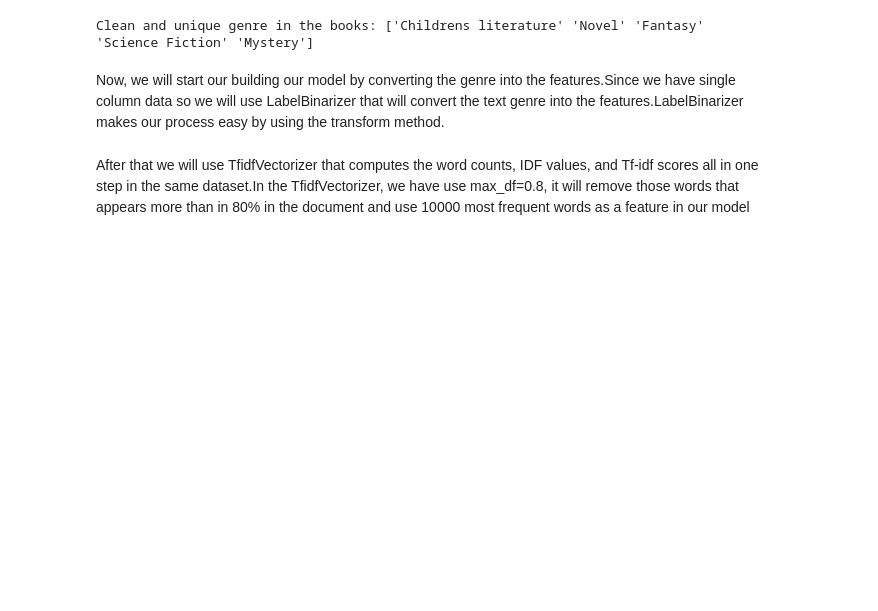
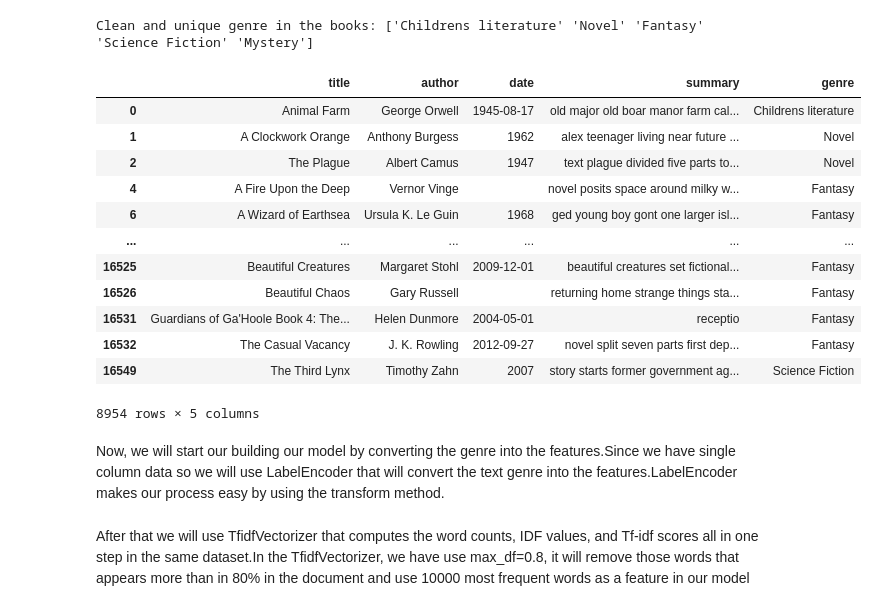
Before and after one commit to NSoni25/Portfolio_repository, a Jupyter notebook: Portfolio 3.ipynb, the cells around one changed output. Cells and saved outputs as stored; diff of their text form; code cells hidden in the pictures; blank space fills up the shorter version.

```diff
--- a/Portfolio 3.ipynb
+++ b/Portfolio 3.ipynb
@@ -26,7 +27,7 @@ Our first task is to read the data. It is made available in tab-separated format
 # %%
 names = ['wid', 'fid', 'title', 'author', 'date', 'genres', 'summary']
 
-books = pd.read_csv("data/booksummaries/booksummaries.txt", sep="\t", header=None, names=names, keep_default_na=False)
+books = pd.read_csv("data/booksummaries.txt", sep="\t", header=None, names=names, keep_default_na=False)
 books.head()
 # %% [output]
 |  | wid | fid | title | author | date | genres | summary |
@@ -99,7 +100,23 @@ def Clean_text(text):
     return ' '.join(text)
 # %%
 genre_books['summary'] = genre_books['summary'].apply(lambda x: Clean_text(x))
+# %%
+genre_books
+# %% [output]
+|  | title | author | date | summary | genre |
+| 0 | Animal Farm | George Orwell | 1945-08-17 | old major old boar manor farm cal... | Childrens literature |
+| 1 | A Clockwork Orange | Anthony Burgess | 1962 | alex teenager living near future ... | Novel |
+| 2 | The Plague | Albert Camus | 1947 | text plague divided five parts to... | Novel |
+| 4 | A Fire Upon the Deep | Vernor Vinge |  | novel posits space around milky w... | Fantasy |
+| 6 | A Wizard of Earthsea | Ursula K. Le Guin | 1968 | ged young boy gont one larger isl... | Fantasy |
+| ... | ... | ... | ... | ... | ... |
+| 16525 | Beautiful Creatures | Margaret Stohl | 2009-12-01 | beautiful creatures set fictional... | Fantasy |
+| 16526 | Beautiful Chaos | Gary Russell |  | returning home strange things sta... | Fantasy |
+| 16531 | Guardians of Ga'Hoole Book 4: The... | Helen Dunmore | 2004-05-01 | receptio | Fantasy |
+| 16532 | The Casual Vacancy | J. K. Rowling | 2012-09-27 | novel split seven parts first dep... | Fantasy |
+| 16549 | The Third Lynx | Timothy Zahn | 2007 | story starts former government ag... | Science Fiction |
+8954 rows × 5 columns
 # %% [markdown]
 Now, we will start our building our model by converting the genre into the features.Since we have single column data so we will
-use LabelBinarizer that will convert the text genre into the features.LabelBinarizer makes our process easy by using the transform method.
+use LabelEncoder that will convert the text genre into the features.LabelEncoder makes our process easy by using the transform method.
 # %%
```
Also changed, not shown: parts of 9 cells of this notebook.
